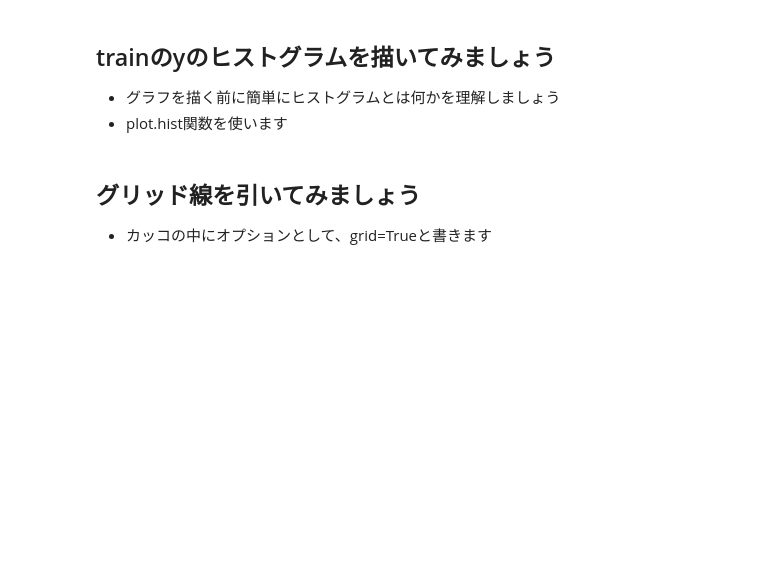
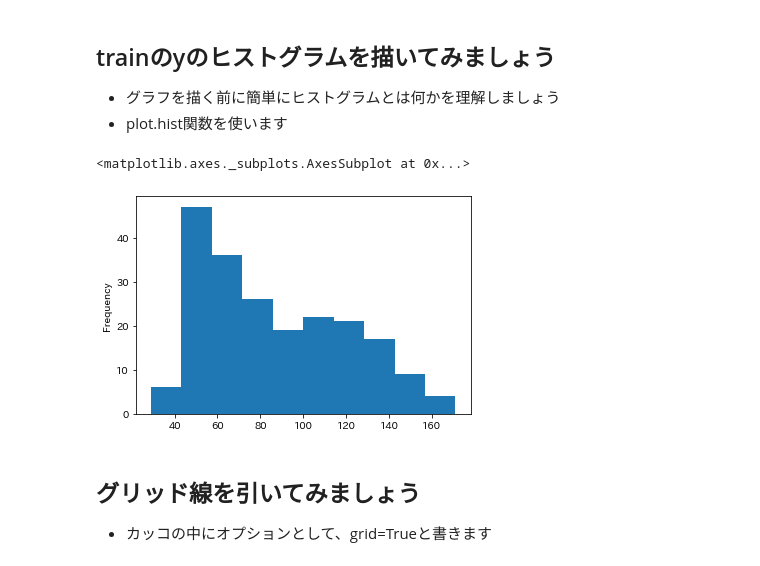
Before and after one commit to FumihisaKobayashi/test_udemy_jupyter, a Jupyter notebook: Section3_3.ipynb, the cells around one changed output. Saved outputs shown, nothing was run; the diff lists cells and outputs as text; code cells hidden in the pictures; blank space fills up the shorter version.

```diff
--- a/Section3_3.ipynb
+++ b/Section3_3.ipynb
@@ -55,6 +67,11 @@ train["y"].plot(figsize=(12,4))
 ## trainのyのヒストグラムを描いてみましょう
 - グラフを描く前に簡単にヒストグラムとは何かを理解しましょう
 - plot.hist関数を使います
+# %%
+train["y"].plot.hist()
+# %% [output]
+<matplotlib.axes._subplots.AxesSubplot at 0x...>
+[figure, added]
 # %% [markdown]
 ## グリッド線を引いてみましょう
 - カッコの中にオプションとして、grid=Trueと書きます
```
Also changed, not shown: parts of 12 cells of this notebook.
